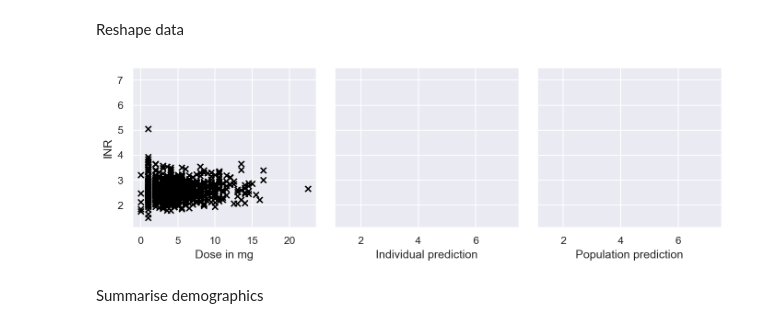
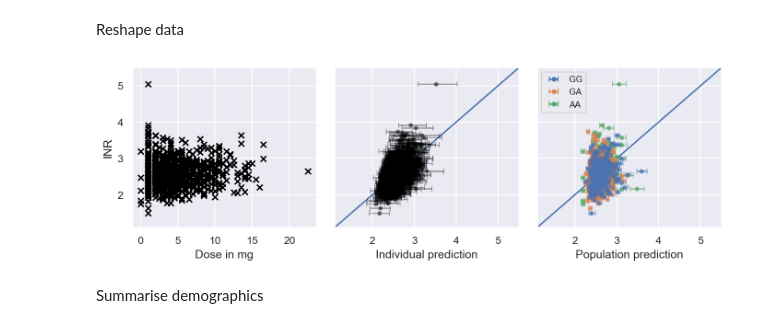
Before and after one commit to DavAug/mipd-warfarin, a Jupyter notebook: results/2_semi_mechanistic_model/results.ipynb, the cells around one changed output. Saved outputs shown, nothing was run; the diff lists cells and outputs as text; code cells hidden in the pictures.

Commit message:
update trial III results

```diff
--- a/results/2_semi_mechanistic_model/results.ipynb
+++ b/results/2_semi_mechanistic_model/results.ipynb
@@ -1207,6 +1207,7 @@ data = pd.read_csv(directory + '/data/trial_phase_III.csv')
 # Define model
 mechanistic_model, _ = define_steady_state_hamberg_model()
 population_model = chi.ComposedPopulationModel([
+    chi.LogNormalModel(centered=False),
     chi.CovariatePopulationModel(
         chi.LogNormalModel(centered=False),
         HambergEliminationRateCovariateModel()),
@@ -1310,70 +1306,70 @@ for idx, _id in enumerate(ids):
 # %%
 # Create layout
 fontsize = 14
 my_dpi = 192
 fig, axes = plt.subplots(
     nrows=1, ncols=3, figsize=(2250 // my_dpi, 700 // my_dpi), dpi=150,
     sharey=True, gridspec_kw=dict(wspace=0.1))
 
 # Visualise measurements
 axes[0].scatter(
     doses, inrs, marker='x', color='black')
 
-# # Visualise residuals
-# axes[1].plot(
-#     [0, 1], [0, 1], transform=axes[1].transAxes, color=sns.color_palette()[0])
-# medians = np.median(indiv_fits, axis=0)
-# fifth = medians - np.percentile(indiv_fits, axis=0, q=5)
-# ninetyfifth = np.percentile(indiv_fits, axis=0, q=95) - medians
-# for idf, f in enumerate(medians):
-#     axes[1].errorbar(
-#         f, inrs[idf], marker='o', color='black', alpha=0.3, ls='none',
-#         xerr=np.vstack((fifth[idf:idf+1], ninetyfifth[idf:idf+1])),
-#         capsize=3, markersize=4)
-#     axes[1].scatter(
-#         f, inrs[idf], marker='o', color='black', alpha=0.3, s=4)
+# Visualise residuals
+axes[1].plot(
+    [0, 1], [0, 1], transform=axes[1].transAxes, color=sns.color_palette()[0])
+medians = np.median(indiv_fits, axis=0)
+fifth = medians - np.percentile(indiv_fits, axis=0, q=5)
+ninetyfifth = np.percentile(indiv_fits, axis=0, q=95) - medians
+for idf, f in enumerate(medians):
+    axes[1].errorbar(
+        f, inrs[idf], marker='o', color='black', alpha=0.3, ls='none',
+        xerr=np.vstack((fifth[idf:idf+1], ninetyfifth[idf:idf+1])),
+        capsize=3, markersize=4)
+    axes[1].scatter(
+        f, inrs[idf], marker='o', color='black', alpha=0.3, s=4)
 
-# axes[2].plot(
-#     [0, 1], [0, 1], transform=axes[2].transAxes, color=sns.color_palette()[0])
-# medians = np.median(pop_fits, axis=0)
-# fifth = medians - np.percentile(pop_fits, axis=0, q=5)
-# ninetyfifth = np.percentile(pop_fits, axis=0, q=95) - medians
-# for idf, f in enumerate(medians):
-#     axes[2].errorbar(
-#         f, inrs[idf], marker='o', alpha=0.5, ls='none',
-#         color=sns.color_palette()[int(covariates[idf, 2])],
-#         xerr=np.vstack((fifth[idf:idf+1], ninetyfifth[idf:idf+1])),
-#         capsize=3, markersize=4)
-#     axes[2].scatter(
-#         f, inrs[idf], marker='o', alpha=0.5, s=4,
-#         color=sns.color_palette()[int(covariates[idf, 2])])
+axes[2].plot(
+    [0, 1], [0, 1], transform=axes[2].transAxes, color=sns.color_palette()[0])
+medians = np.median(pop_fits, axis=0)
+fifth = medians - np.percentile(pop_fits, axis=0, q=5)
+ninetyfifth = np.percentile(pop_fits, axis=0, q=95) - medians
+for idf, f in enumerate(medians):
+    axes[2].errorbar(
+        f, inrs[idf], marker='o', alpha=0.5, ls='none',
+        color=sns.color_palette()[int(covariates[idf, 2])],
+        xerr=np.vstack((fifth[idf:idf+1], ninetyfifth[idf:idf+1])),
+        capsize=3, markersize=4)
+    axes[2].scatter(
+        f, inrs[idf], marker='o', alpha=0.5, s=4,
+        color=sns.color_palette()[int(covariates[idf, 2])])
 
-# # Add legend to population residuals
-# labels = ['GG', 'GA', 'AA']
-# for idl, label in enumerate(labels):
-#     axes[2].errorbar(
-#             [0, 0], [10, 11], marker='o', ls='none',
-#             color=sns.color_palette()[idl], label=label,
-#             xerr=[[1, 1], [1, 1]], capsize=3, markersize=4)
-# axes[2].legend(fontsize=int(0.7 * fontsize), loc='upper left')
+# Add legend to population residuals
+labels = ['GG', 'GA', 'AA']
+for idl, label in enumerate(labels):
+    axes[2].errorbar(
+            [0, 0], [10, 11], marker='o', ls='none',
+            color=sns.color_palette()[idl], label=label,
+            xerr=[[1, 1], [1, 1]], capsize=3, markersize=4)
+axes[2].legend(fontsize=int(0.7 * fontsize), loc='upper left')
 
 # Label axes
 axes[0].set_xlabel('Dose in mg')
 axes[0].set_ylabel('INR')
 axes[1].set_xlabel('Individual prediction')
 axes[1].set_ylabel('')
 axes[2].set_xlabel('Population prediction')
 axes[2].set_ylabel('')
-axes[0].set_ylim([1.1, 7.5])
-axes[1].set_xlim([1.1, 7.5])
-axes[2].set_xlim([1.1, 7.5])
+axes[0].set_ylim([1.1, 5.5])
+axes[1].set_xlim([1.1, 5.5])
+axes[2].set_xlim([1.1, 5.5])
 
-# plt.savefig('5_trial_phase_3.pdf', bbox_inches='tight')
-# plt.savefig('5_trial_phase_3.tif', bbox_inches='tight')
+plt.savefig('5_trial_phase_3.pdf', bbox_inches='tight')
+plt.savefig('5_trial_phase_3.tif', bbox_inches='tight')
 
 plt.show()
 # %% [output]
-[figure, old version]
+[figure, new version]
 # %% [markdown]
 Summarise demographics
 # %%
```
Also changed, not shown: parts of 1 cell of this notebook, 3 other files.
